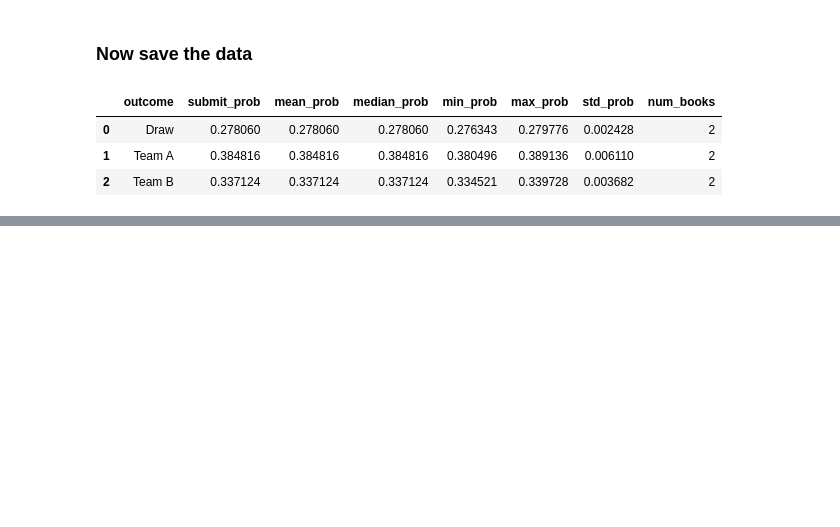
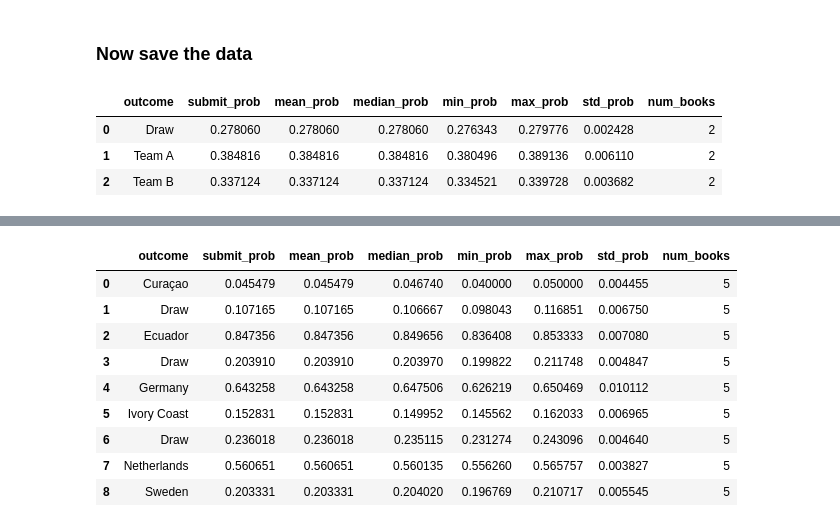
Before and after one commit to brandonsamuelr/jump_predict_WC26, a Jupyter notebook: initial_analysis.ipynb, the cells around one changed output, grey strips where cells are left out. Saved outputs shown, nothing was run; the diff lists cells and outputs as text; code cells hidden in the pictures; blank space fills up the shorter version.

```diff
--- a/initial_analysis.ipynb
+++ b/initial_analysis.ipynb
@@ -392,0 +482,15 @@ append_csv(odds_to_save, "data/odds_log.csv")
+# %%
+df, consensus, submit_sums = process_match(new_odds)
+
+consensus[["outcome", "submit_prob", "mean_prob", "median_prob", "min_prob", "max_prob", "std_prob", "num_books"]]
+# %% [output]
+|  | outcome | submit_prob | mean_prob | median_prob | min_prob | max_prob | std_prob | num_books |
+| 0 | Curaçao | 0.045479 | 0.045479 | 0.046740 | 0.040000 | 0.050000 | 0.004455 | 5 |
+| 1 | Draw | 0.107165 | 0.107165 | 0.106667 | 0.098043 | 0.116851 | 0.006750 | 5 |
+| 2 | Ecuador | 0.847356 | 0.847356 | 0.849656 | 0.836408 | 0.853333 | 0.007080 | 5 |
+| 3 | Draw | 0.203910 | 0.203910 | 0.203970 | 0.199822 | 0.211748 | 0.004847 | 5 |
+| 4 | Germany | 0.643258 | 0.643258 | 0.647506 | 0.626219 | 0.650469 | 0.010112 | 5 |
+| 5 | Ivory Coast | 0.152831 | 0.152831 | 0.149952 | 0.145562 | 0.162033 | 0.006965 | 5 |
+| 6 | Draw | 0.236018 | 0.236018 | 0.235115 | 0.231274 | 0.243096 | 0.004640 | 5 |
+| 7 | Netherlands | 0.560651 | 0.560651 | 0.560135 | 0.556260 | 0.565757 | 0.003827 | 5 |
+| 8 | Sweden | 0.203331 | 0.203331 | 0.204020 | 0.196769 | 0.210717 | 0.005545 | 5 |
```
Also changed, not shown: parts of 3 cells of this notebook, 1 other file.
